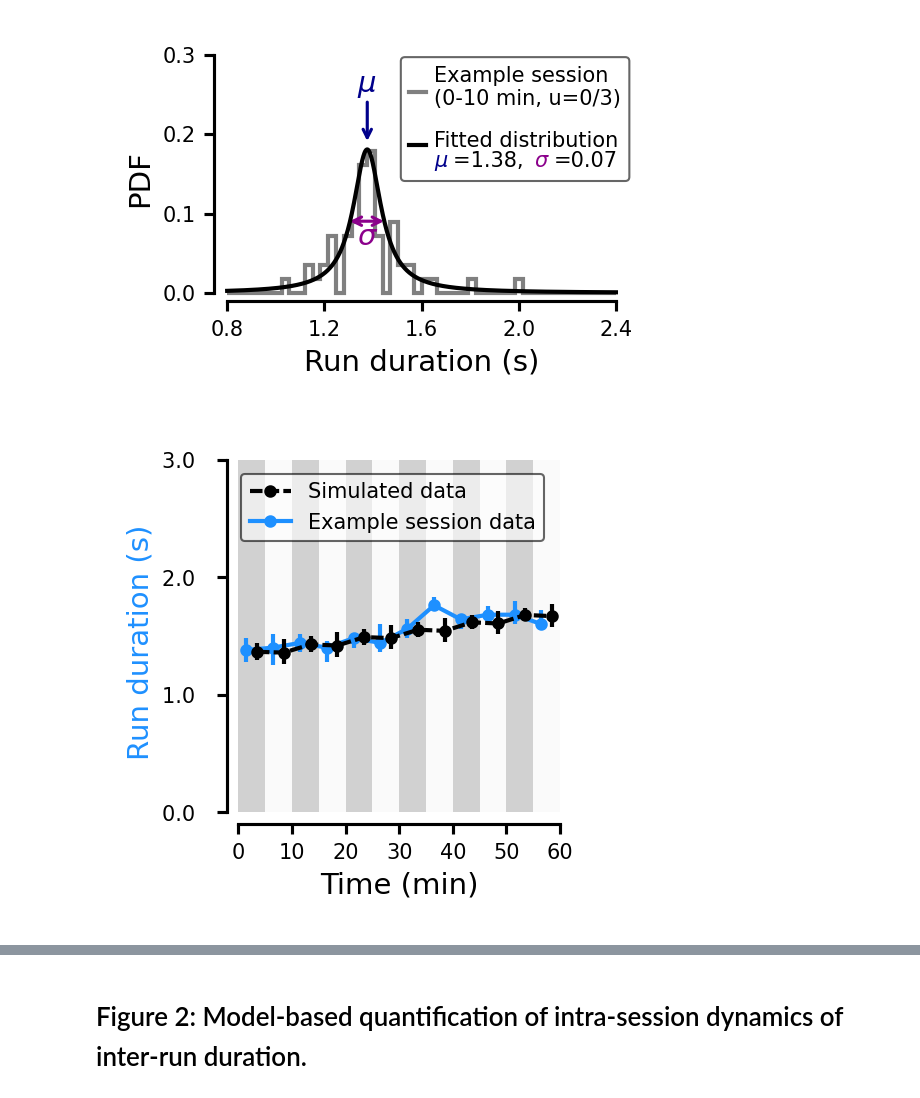
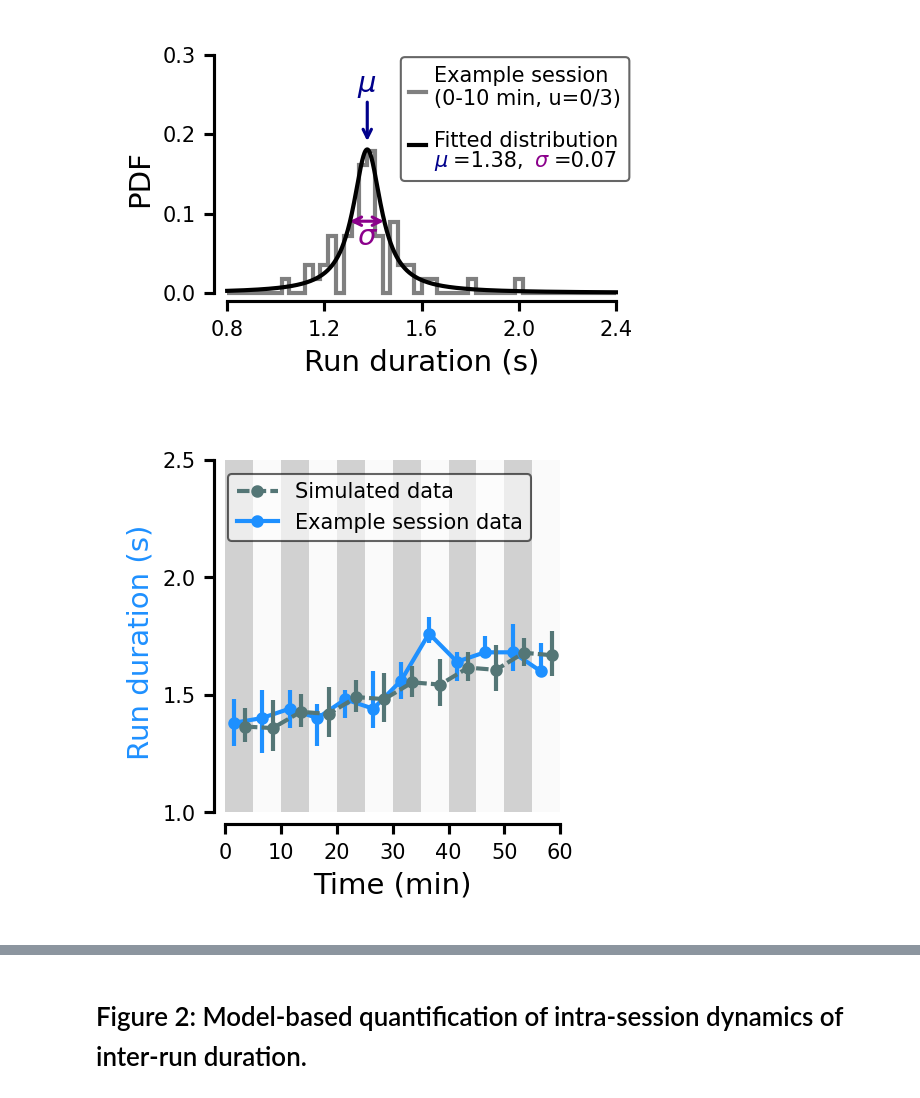
Before and after one commit to HeathenToaster/RunningFastAndSlow, a Jupyter notebook: Figure_2.ipynb, the cells around one changed output, grey strips where cells are left out. Saved outputs shown, nothing was run; the diff lists cells and outputs as text; code cells hidden in the pictures.

```diff
--- a/Figure_2.ipynb
+++ b/Figure_2.ipynb
@@ -23,7 +23,7 @@ from initialize_notebook import initialize_notebook
 
 plt.style.use('./Figures/paper.mplstyle')
 # %%
-root, rat_lists, rat_markers, (example_rat, example_session), _ = initialize_notebook()
+root, rat_lists, rat_markers, (example_rat, example_session), GENERAL_PLOT_PARAMS = initialize_notebook()
 intact_rats, *_ = rat_lists
 
 sequence = {}
@@ -697,9 +697,9 @@ def FigureS6E(root=root, ax=None, show_ylabel=False, animal=example_rat, session
         ax.set_ylabel("Run duration (s)", color='dodgerblue')
     ax.set_xlim(0, 60)
     ax.set_xticks([0, 10, 20, 30, 40, 50, 60])
-    ax.set_ylim(0, 3)
-    ax.set_yticks([0, 1, 2, 3])
-    ax.yaxis.set_major_formatter('{x:<5.1f}')
+    ax.set_ylim(1, 2.5)
+    ax.set_yticks([1, 1.5, 2, 2.5])
+    ax.yaxis.set_major_formatter('{x:<1.1f}')
     space_axes(ax)
 
 
@@ -733,33 +733,33 @@ def FigureS6E(root=root, ax=None, show_ylabel=False, animal=example_rat, session
             MU[bin, avg] = ex_mu + bin*ex_mu_t + avg*ex_mu_u
             SIGMA[bin, avg] = ex_sigma + bin*ex_sigma_t + avg*ex_sigma_u
 
     m = []
     s = []
     for i in range(6):
         m.append((.9*MU[i][0] + 0.1*MU[i][1]))
         m.append((.9*MU[i][-1] + 0.1*MU[i][-2]))
         s.append((.9*SIGMA[i][0] + 0.1*SIGMA[i][1]))
         s.append((.9*SIGMA[i][-1] + 0.1*SIGMA[i][-2]))
 
 
     res = [generate_running_time(m[i], s[i], 1000) for i in range(12)]
     medians = [np.median(res[i]) for i in range(12)]
     bot_percentiles = [np.nanpercentile(res[i], 25) for i in range(12)]
     top_percentiles = [np.nanpercentile(res[i], 75) for i in range(12)]
 
     ax.errorbar([1+(blocks[i][1] + blocks[i][0])/120 for i in range(0, len(blocks))],
                 medians,
                 yerr=[[medians[i]-bot_percentiles[i] for i in range(12)], [top_percentiles[i]-medians[i] for i in range(12)]],
-                color='k', marker='o', ms=2, ls=(0, (3, 1)), zorder=5)
+                color=rat_markers[example_rat][0], marker='o', ms=2, ls=(0, (3, 1)), zorder=5)
 
-    ax.plot([-100, -101], [-100, -101], color='k', marker='o', ms=2, ls=(0, (3, 1)), label='Simulated data', zorder=5)
+    ax.plot([-100, -101], [-100, -101], color=rat_markers[example_rat][0], marker='o', ms=2, ls=(0, (3, 1)), label='Simulated data', zorder=5)
     ax.plot([-100, -101], [-100, -101], marker='o', ms=2, color='dodgerblue', zorder=4, alpha=1, label='Example session data')
 
     handles, labels = ax.get_legend_handles_labels()
     unique = [(h, l) for i, (h, l) in enumerate(zip(handles, labels)) if l not in labels[:i]]
     ax.legend(*zip(*unique), loc='upper left', bbox_to_anchor=(0.01, 0.99), frameon=True, fontsize=5, markerscale=1, edgecolor='k', facecolor='w').get_frame().set_linewidth(.5)
 
 fig, ax = plt.subplots(1, 1, figsize=(cm2inch(4), cm2inch(4)))
 FigureS6E(ax=ax, show_ylabel=True)
 # %% [output]
-[figure, old version]
+[figure, new version]
```
Also changed, not shown: parts of 6 cells of this notebook, 2 other files.
